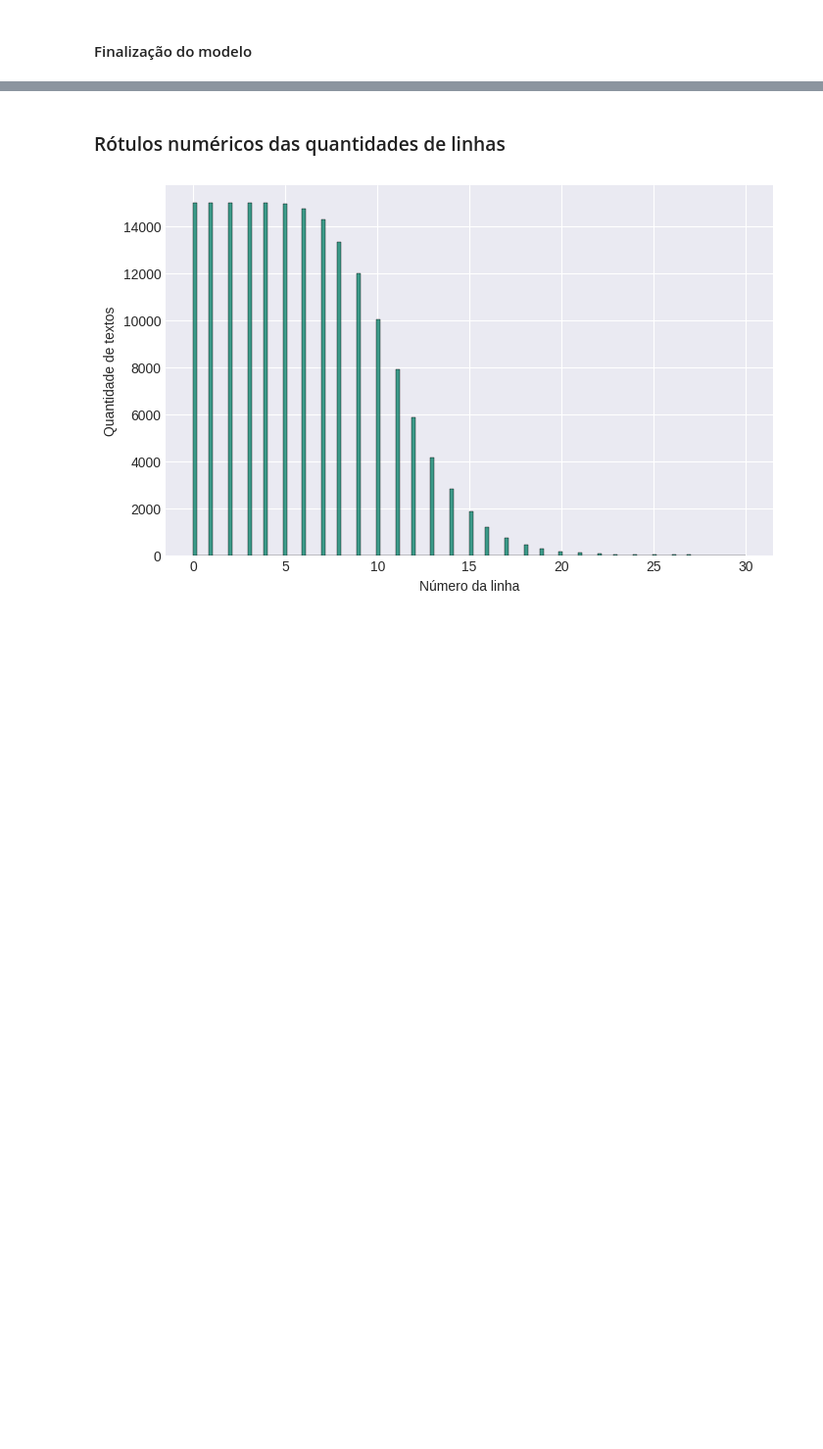
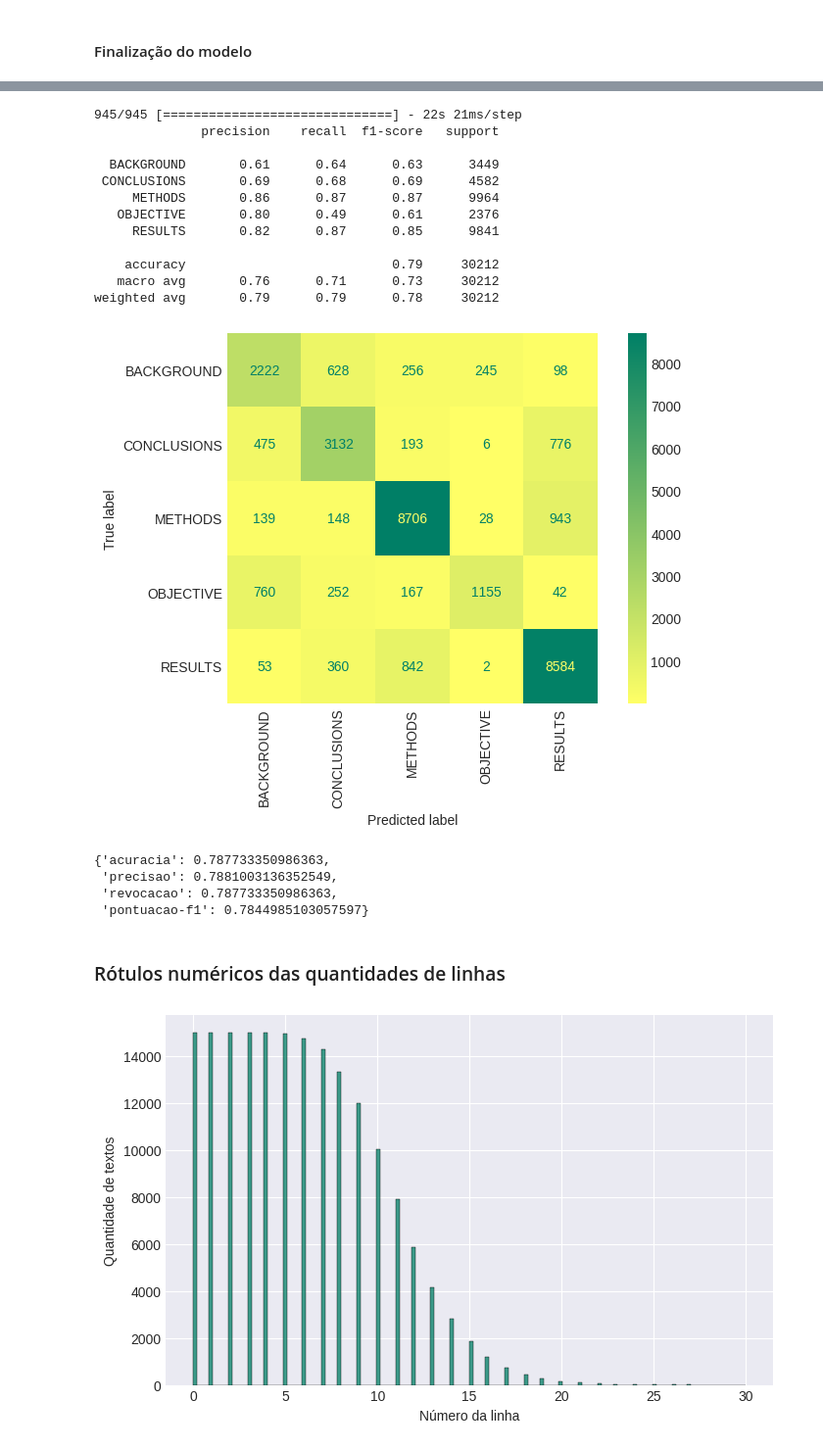
Before and after one commit to flohmannjr/tensorflow_curso, a Jupyter notebook: TensorFlow_MP2_SkimLit.ipynb, the cells around one changed output, grey strips where cells are left out. Shown: that part at 98% size. Cells and saved outputs as stored; diff of their text form; code cells hidden in the pictures; blank space fills up the shorter version.

```diff
--- a/TensorFlow_MP2_SkimLit.ipynb
+++ b/TensorFlow_MP2_SkimLit.ipynb
@@ -794,14 +853,14 @@ plot_model(modelo, show_shapes=True)
 # %% [markdown]
 #### Finalização do modelo
 # %%
-# # O artigo 1612.05251 informa que o otimizador utilizado foi stochastic gradient descent (SGD).
-# # Utilizaremos o otimizador Adam para comparações com os modelos anteriores.
+# O artigo 1612.05251 informa que o otimizador utilizado foi stochastic gradient descent (SGD).
+# Utilizaremos o otimizador Adam para comparações com os modelos anteriores.
 
-# modelo.compile(loss=PERDA,
-#                optimizer=Adam(learning_rate=APRENDIZADO),
-#                metrics=METRICAS)
+modelo.compile(loss=PERDA,
+               optimizer=Adam(learning_rate=APRENDIZADO),
+               metrics=METRICAS)
 
-# historico = modelo.fit(dados_hibridos_treino,
-#                        epochs=ITERACOES,
-#                     #    validation_data=dados_hibridos_validacao,
-#                        verbose=1)
+historico = modelo.fit(dados_hibridos_treino,
+                       epochs=ITERACOES,
+                    #    validation_data=dados_hibridos_validacao,
+                       verbose=1)
@@ -808,6 +874,20 @@ plot_model(modelo, show_shapes=True)
 # %%
 # grafico_historico_por_iteracao(historico)
 # %%
-# probabilidades = modelo.predict(dados_hibridos_validacao)
-# previsoes      = tf.argmax(probabilidades, axis=1)
-# avaliacoes[4]  = avaliar_modelo(rotulos_int_validacao, previsoes, classes)
+probabilidades = modelo.predict(dados_hibridos_validacao)
+previsoes      = tf.argmax(probabilidades, axis=1)
+avaliacoes[4]  = avaliar_modelo(rotulos_int_validacao, previsoes, classes)
+# %% [output]
+945/945 [==============================] - 22s 21ms/step
+              precision    recall  f1-score   support
+
+  BACKGROUND       0.61      0.64      0.63      3449
+ CONCLUSIONS       0.69      0.68      0.69      4582
+     METHODS       0.86      0.87      0.87      9964
+   OBJECTIVE       0.80      0.49      0.61      2376
+     RESULTS       0.82      0.87      0.85      9841
+
+    accuracy                           0.79     30212
+   macro avg       0.76      0.71      0.73     30212
+weighted avg       0.79      0.79      0.78     30212
+[figure, added]
@@ -816,3 +894,10 @@ plot_model(modelo, show_shapes=True)
+# %%
+avaliacoes[4]
+# %% [output]
+{'acuracia': 0.787733350986363,
+ 'precisao': 0.7881003136352549,
+ 'revocacao': 0.787733350986363,
+ 'pontuacao-f1': 0.7844985103057597}
 # %% [markdown]
 ### Rótulos numéricos das quantidades de linhas
 # %%
```
Also changed, not shown: parts of 38 cells of this notebook.
